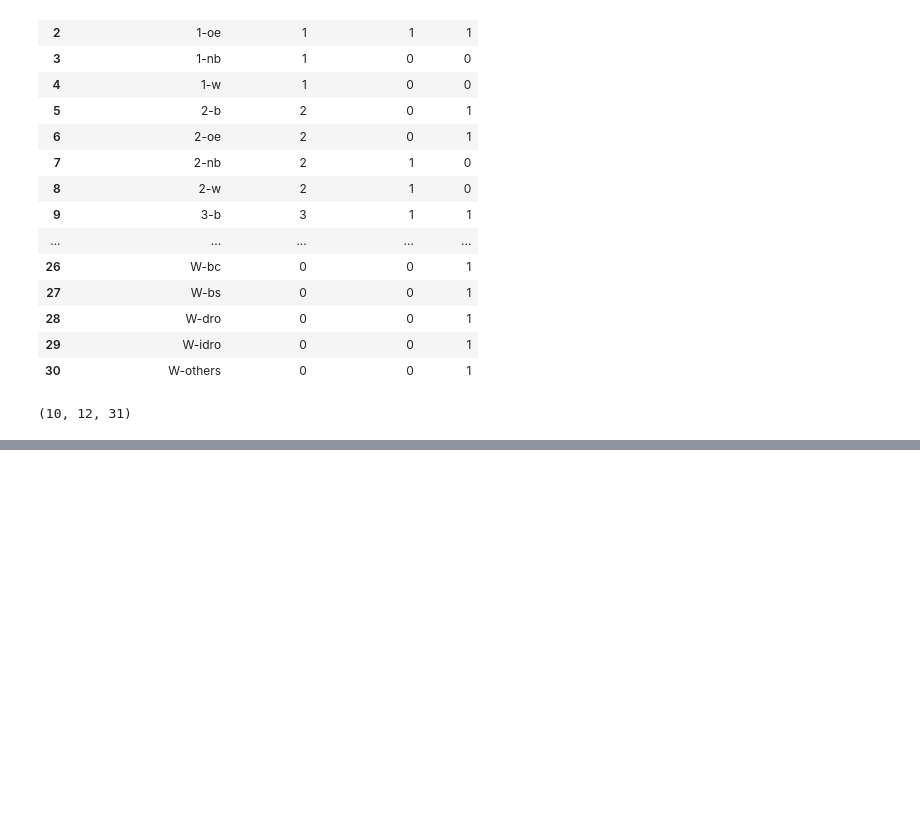
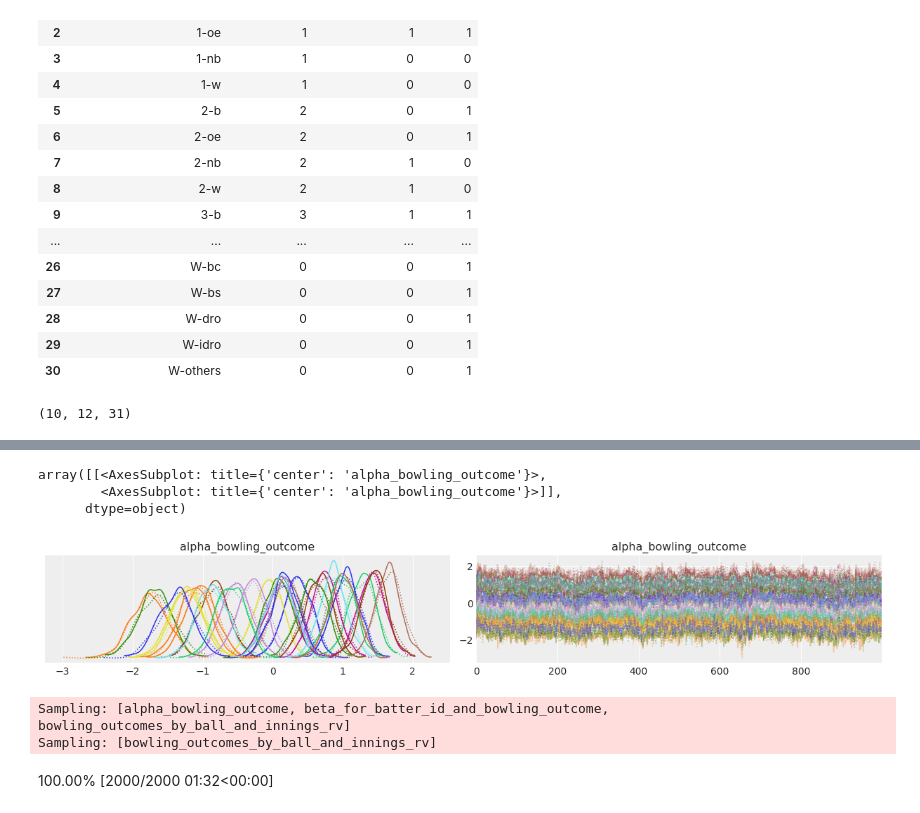
Before and after one commit to SouthridgeCorp/player-outcome-predictor, a Jupyter notebook: notebooks/bowling_outcomes_by_ball_first_innings_model.ipynb, the cells around one changed output, grey strips where cells are left out. Saved outputs shown, nothing was run; the diff lists cells and outputs as text; code cells hidden in the pictures; blank space fills up the shorter version.

Commit message:
issue#28: additional changes for inferential model examples

```diff
--- a/notebooks/bowling_outcomes_by_ball_first_innings_model.ipynb
+++ b/notebooks/bowling_outcomes_by_ball_first_innings_model.ipynb
@@ -326,0 +379,9 @@ Name: bowling_outcome_index, dtype: int64
+# %%
+from sklearn.preprocessing import OneHotEncoder
+
+#creating instance of one-hot-encoder
+encoder = OneHotEncoder(handle_unknown='ignore')
+batter_encoded_array = encoder.fit_transform(match_state_by_ball_and_innings_df[['batter_id']])
+
+outcome_encoder = OneHotEncoder(handle_unknown='ignore')
+outcome_encoded_array = outcome_encoder.fit_transform(bowling_outcomes_by_ball_and_innings_df[['bowling_outcome_index']])
@@ -354,0 +435,3 @@ NameError: name 'batter_id_index' is not defined
+# %%
+with mn_bowling_outcomes_model_by_ball_first_innings:
+    idata = pm.sample(random_seed=RANDOM_SEED)
@@ -354,0 +445,28 @@ NameError: name 'batter_id_index' is not defined
+# %%
+with pm.Model(coords = COORDS) as cat_bowling_outcomes_model_by_ball_first_innings:
+  batter_id_by_ball_and_innings_data = pm.MutableData('batter_id_by_ball_and_innings_data',
+                                                      batter_encoded_array[:train_idx])
+  bowling_outcomes_by_ball_and_innings_data = pm.MutableData('bowling_outcomes_by_ball_and_innings_data',
+                                                             bowling_outcomes_by_ball_and_innings_df['bowling_outcome_index'].values[:train_idx])
+  alpha_bowling_outcome_rv = pm.Normal('alpha_bowling_outcome',
+                                    mu=0,
+                                    sigma=1,
+                                    dims = ('bowling_outcomes'))
+  beta_for_batter_id_and_bowling_outcome_rv = pm.Normal('beta_for_batter_id_and_bowling_outcome',
+                                                     mu=0,
+                                                     sigma=1,
+                                                     dims = ('player_id','bowling_outcomes'))
+  mu_bowling_outcomes = pm.Deterministic('mu_bowling_outcomes',
+                                        at.dot(batter_id_by_ball_and_innings_data,
+                                               beta_for_batter_id_and_bowling_outcome_rv) + alpha_bowling_outcome_rv)
+  probability_of_bowling_outcome = pm.Deterministic('probability_of_bowling_outcome',
+                                                    at.nnet.softmax(mu_bowling_outcomes))
+  bowling_outcomes_by_ball_and_innings_rv = pm.Categorical('bowling_outcomes_by_ball_and_innings_rv',
+                                                           p = probability_of_bowling_outcome,
+                                                           observed = bowling_outcomes_by_ball_and_innings_data,
+                                                           shape = batter_id_by_ball_and_innings_data.shape[0])
+# %%
+with cat_bowling_outcomes_model_by_ball_first_innings:
+    idata = pm.sample(random_seed=RANDOM_SEED,
+                      chains = 2,
+                      target_accept = 0.95)
@@ -354,0 +502,15 @@ NameError: name 'batter_id_index' is not defined
+# %%
+az.plot_trace(idata.posterior.alpha_bowling_outcome)
+# %% [output]
+array([[<AxesSubplot: title={'center': 'alpha_bowling_outcome'}>,
+        <AxesSubplot: title={'center': 'alpha_bowling_outcome'}>]],
+      dtype=object)
+[figure, added]
+# %%
+with cat_bowling_outcomes_model_by_ball_first_innings:
+    idata.extend(pm.sample_prior_predictive(random_seed=RANDOM_SEED))
+    idata.extend(pm.sample_posterior_predictive(idata,random_seed=RANDOM_SEED))
+# %% [output]
+Sampling: [alpha_bowling_outcome, beta_for_batter_id_and_bowling_outcome, bowling_outcomes_by_ball_and_innings_rv]
+Sampling: [bowling_outcomes_by_ball_and_innings_rv]
+100.00% [2000/2000 01:32<00:00]
```
Also changed, not shown: parts of 52 cells of this notebook, 4 other files.
